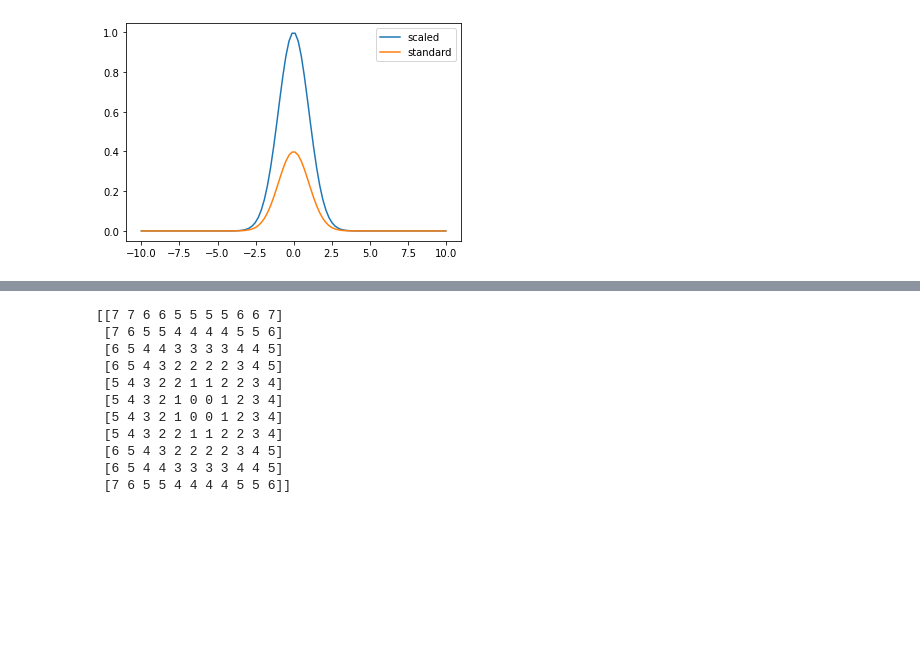
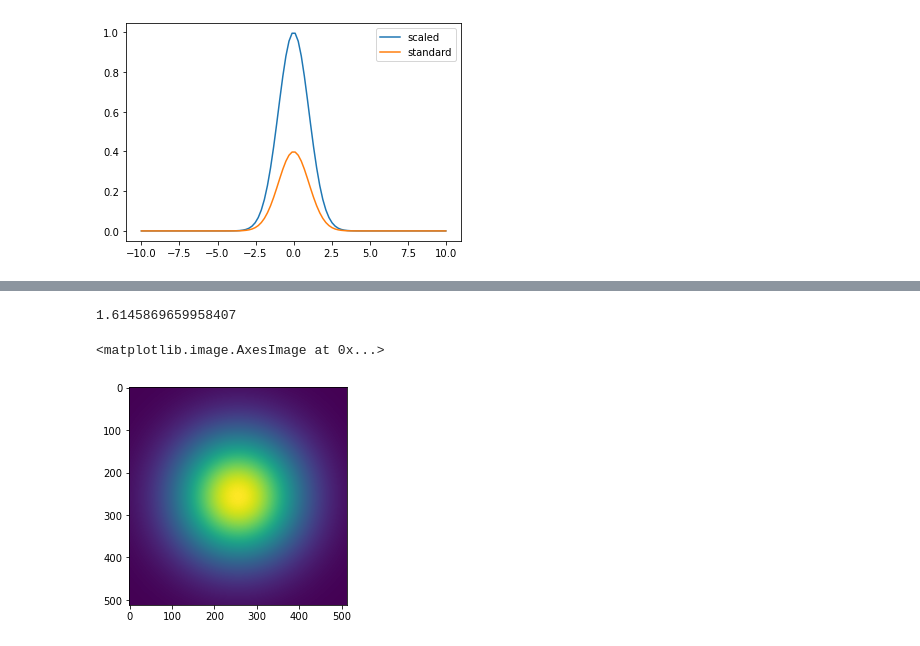
Before and after one commit to Peperoni-quatro-pizza/craft_seongtaek, a Jupyter notebook: Gaussian.ipynb, the cells around one changed output, grey strips where cells are left out. Cells and saved outputs as stored; diff of their text form; code cells hidden in the pictures; blank space fills up the shorter version.

```diff
--- a/Gaussian.ipynb
+++ b/Gaussian.ipynb
@@ -18,34 +26,49 @@ plt.legend()
 # %%
 import cv2
+import timeit
 import numpy as np
-from itertools import permutations
+from math import exp, sqrt, pi
+import matplotlib.pyplot as plt
 
+#Gaussian density function
 standardGaussian = lambda x : exp(-(1/2)*((x)**2))/(sqrt(2*pi))
 scaledGaussian = lambda x : exp(-(1/2)*(x**2))
 
+#parameter
+#thred 2.5~4
+img_size = 512
+center = img_size/2
+thred = 3.5
 
+#l2 norm
 def l2_norm_(x1, x2=np.array([img_size/2 , img_size/2])):
     return np.linalg.norm(x1-x2)
 
+#vectorize
+vec_standardGaussian = np.vectorize(standardGaussian)
+vec_scaledGaussian = np.vectorize(scaledGaussian)
 
-img_size = 11
-center = img_size/2
-isotropic_Gray_Image = np.zeros((img_size, img_size), np.uint8)
+start_time = timeit.default_timer()
+
+#GrayScale Image generation -> data type uint8
+isotropic_Gray_Image = np.zeros((img_size, img_size), np.float32)
 for x in range(img_size):
     for y in range(img_size):
        isotropic_Gray_Image[x][y] = np.linalg.norm(np.array([x-center , y-center]))
 
-print(isotropic_Gray_Image)
+
+isotropic_Gray_Image /= np.max(isotropic_Gray_Image)
+isotropic_Gray_Image *= thred
+
+GM = vec_scaledGaussian(isotropic_Gray_Image)
+
+terminate_time = timeit.default_timer()
+
+print(terminate_time - start_time)
+
+plt.imshow(GM)
 # %% [output]
-[[7 7 6 6 5 5 5 5 6 6 7]
- [7 6 5 5 4 4 4 4 5 5 6]
- [6 5 4 4 3 3 3 3 4 4 5]
- [6 5 4 3 2 2 2 2 3 4 5]
- [5 4 3 2 2 1 1 2 2 3 4]
- [5 4 3 2 1 0 0 1 2 3 4]
- [5 4 3 2 1 0 0 1 2 3 4]
- [5 4 3 2 2 1 1 2 2 3 4]
- [6 5 4 3 2 2 2 2 3 4 5]
- [6 5 4 4 3 3 3 3 4 4 5]
- [7 6 5 5 4 4 4 4 5 5 6]]
+1.6145869659958407
+<matplotlib.image.AxesImage at 0x...>
+[figure, added]
 # %%
```
Also changed, not shown: parts of 4 cells of this notebook.
